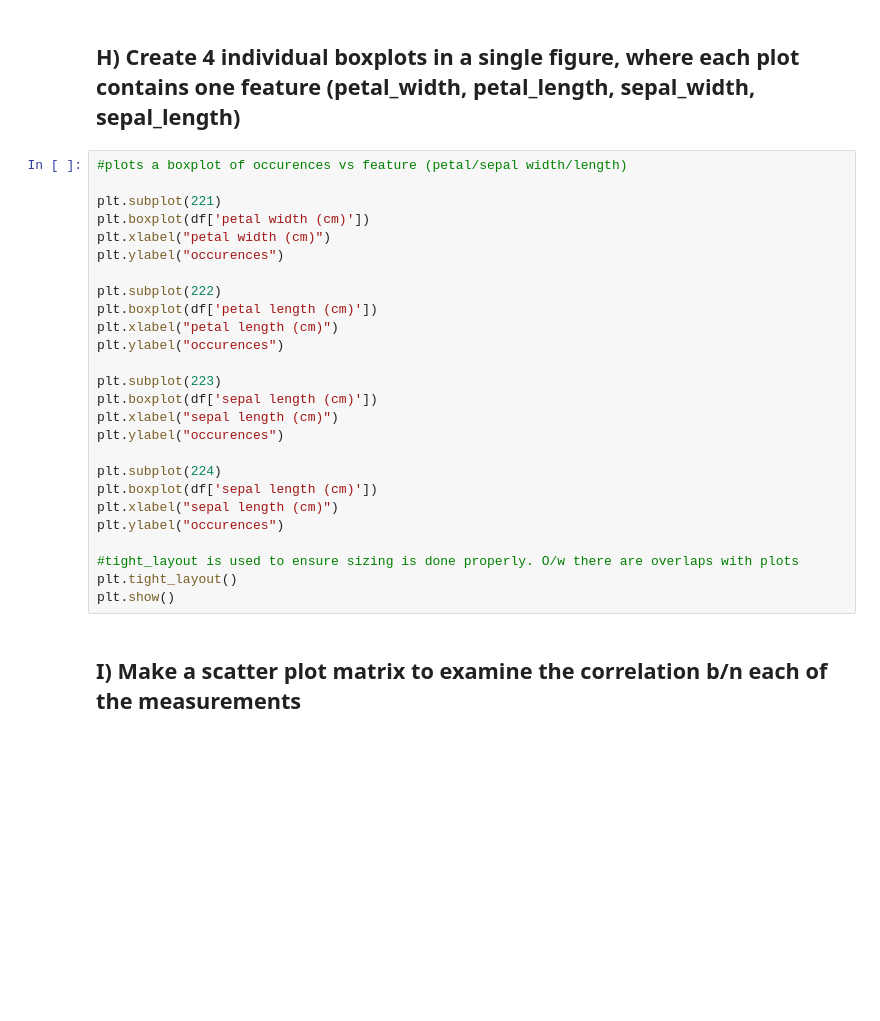
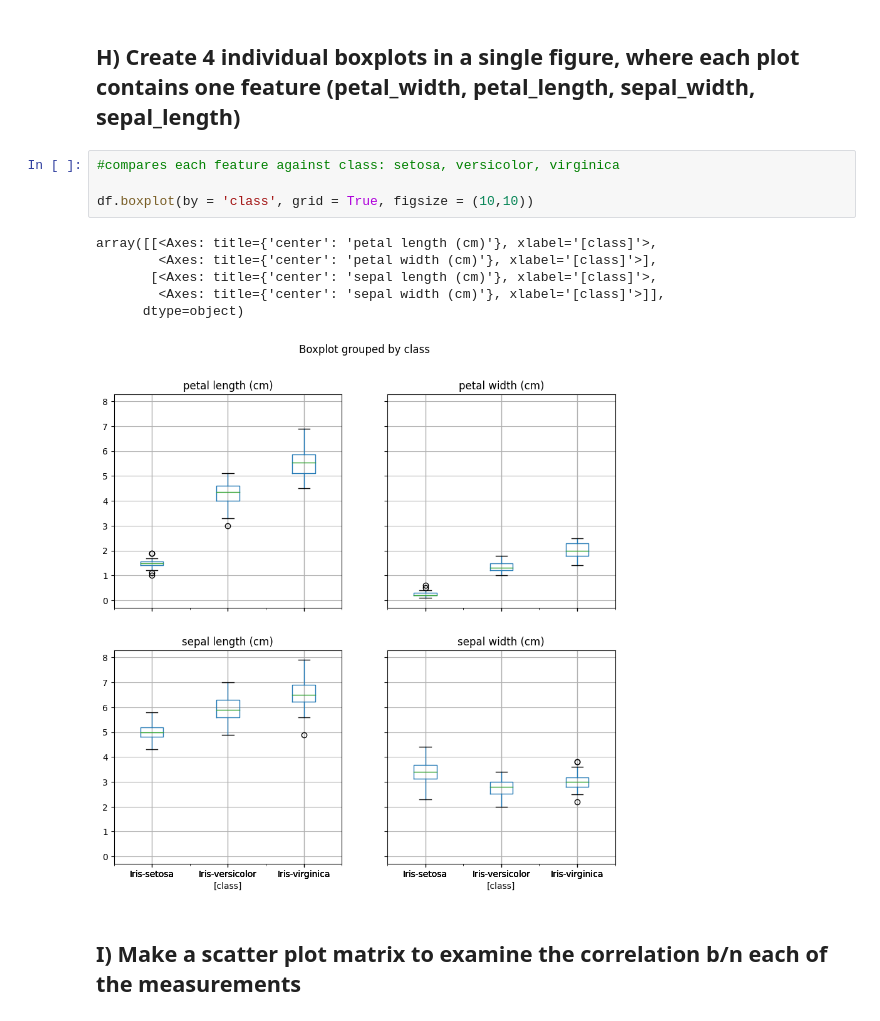
Before and after one commit to EZRA-DVLPR/MachineLearning-Comp542, a Jupyter notebook: assignment2.ipynb, the cells around one changed output. Saved outputs shown, nothing was run; the diff lists cells and outputs as text; blank space fills up the shorter version.

```diff
--- a/assignment2.ipynb
+++ b/assignment2.ipynb
@@ -94,31 +111,16 @@ plt.show()
 # %% [markdown]
 ## H) Create 4 individual boxplots in a single figure, where each plot contains one feature (petal_width, petal_length, sepal_width, sepal_length)
-# %%
-#plots a boxplot of occurences vs feature (petal/sepal width/length)
-
-plt.subplot(221)
-plt.boxplot(df['petal width (cm)'])
-plt.xlabel("petal width (cm)")
-plt.ylabel("occurences")
-
-plt.subplot(222)
-plt.boxplot(df['petal length (cm)'])
-plt.xlabel("petal length (cm)")
-plt.ylabel("occurences")
-
-plt.subplot(223)
-plt.boxplot(df['sepal length (cm)'])
-plt.xlabel("sepal length (cm)")
-plt.ylabel("occurences")
-
-plt.subplot(224)
-plt.boxplot(df['sepal length (cm)'])
-plt.xlabel("sepal length (cm)")
-plt.ylabel("occurences")
-
-#tight_layout is used to ensure sizing is done properly. O/w there are overlaps with plots
-plt.tight_layout()
-plt.show()
+# %%
+#compares each feature against class: setosa, versicolor, virginica
+
+df.boxplot(by = 'class', grid = True, figsize = (10,10))
+# %% [output]
+array([[<Axes: title={'center': 'petal length (cm)'}, xlabel='[class]'>,
+        <Axes: title={'center': 'petal width (cm)'}, xlabel='[class]'>],
+       [<Axes: title={'center': 'sepal length (cm)'}, xlabel='[class]'>,
+        <Axes: title={'center': 'sepal width (cm)'}, xlabel='[class]'>]],
+      dtype=object)
+[figure, added]
 # %% [markdown]
 ## I) Make a scatter plot matrix to examine the correlation b/n each of the measurements
 # %%
```
Also changed, not shown: parts of 10 cells of this notebook.
